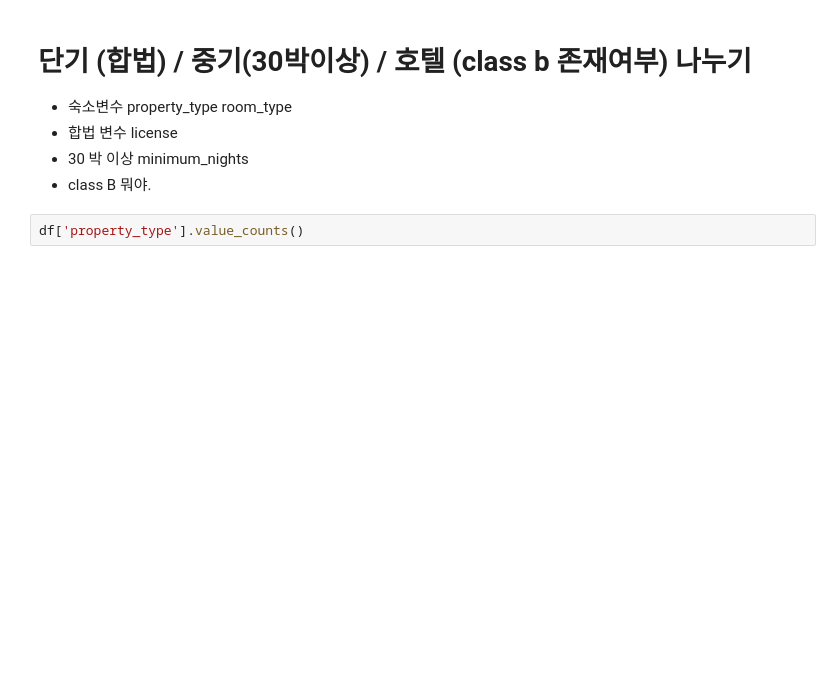
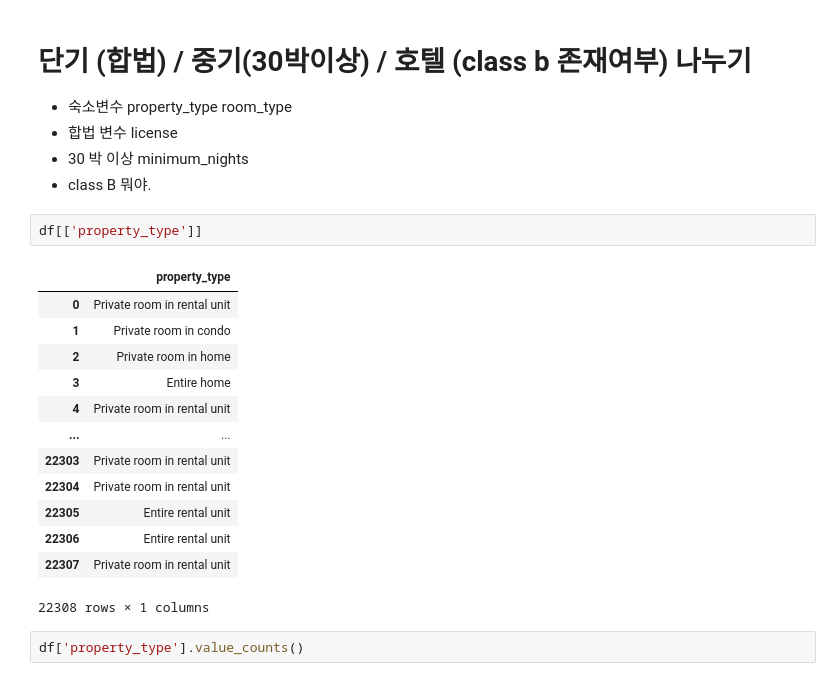
Before and after one commit to motimit/second_project, a Jupyter notebook: Sohui_EDA/가보자고.ipynb, the cells around one changed output. Cells and saved outputs as stored; diff of their text form; blank space fills up the shorter version.

```diff
--- a/Sohui_EDA/가보자고.ipynb
+++ b/Sohui_EDA/가보자고.ipynb
@@ -30,6 +30,22 @@ df.head()
 - 30 박 이상
 minimum_nights
 - class B 뭐야.
+# %%
+df[['property_type']]
+# %% [output]
+|  | property_type |
+| 0 | Private room in rental unit |
+| 1 | Private room in condo |
+| 2 | Private room in home |
+| 3 | Entire home |
+| 4 | Private room in rental unit |
+| ... | ... |
+| 22303 | Private room in rental unit |
+| 22304 | Private room in rental unit |
+| 22305 | Entire rental unit |
+| 22306 | Entire rental unit |
+| 22307 | Private room in rental unit |
+22308 rows × 1 columns
 # %%
 df['property_type'].value_counts()
 # %% [output]
```
Also changed, not shown: parts of 4 cells of this notebook, 1 other file.
